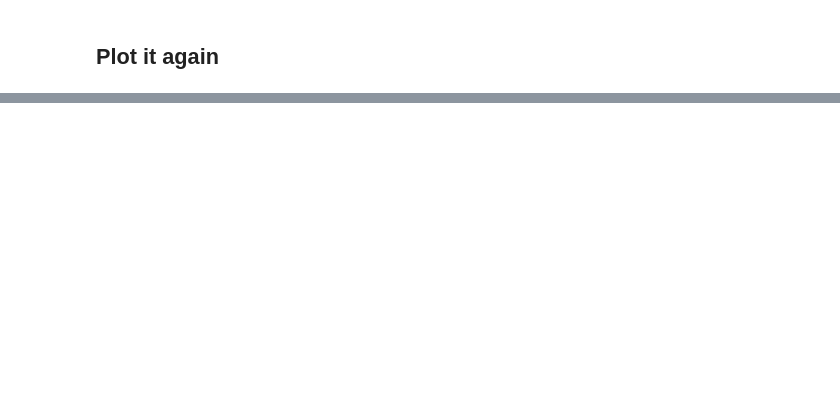
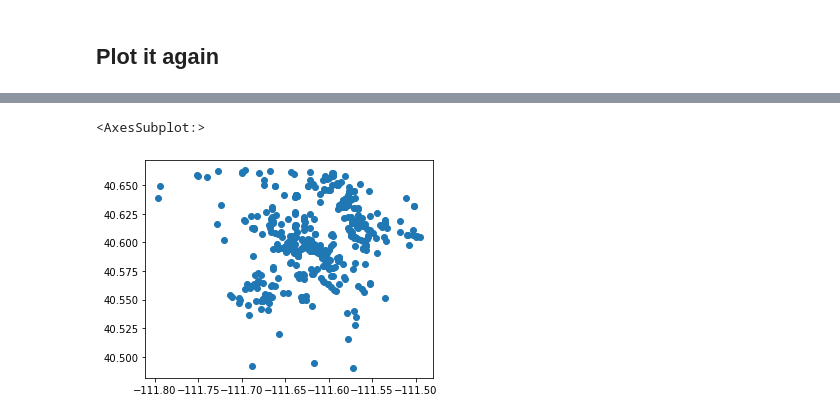
Before and after one commit to mcreelma/Snow_Probes, a Jupyter notebook: Community_Snow_Obs/CSO_Data_Reader.ipynb, the cells around one changed output, grey strips where cells are left out. Cells and saved outputs as stored; diff of their text form; code cells hidden in the pictures; blank space fills up the shorter version.

```diff
--- a/Community_Snow_Obs/CSO_Data_Reader.ipynb
+++ b/Community_Snow_Obs/CSO_Data_Reader.ipynb
@@ -122,0 +226,14 @@ flight_bound.plot(ax = ax1 , facecolor = 'none' , edgecolor = 'black')
+# %%
+# # ax = df.groupby('Site').plot(title = df['Site'])
+# # Problematic Site Names = grmesa_27416 , rockmt_14107 , silver_16718 , silver_34715
+# name = flight_bound['Name'][20]
+
+# print(name)
+# df[df['Site'] == name ].plot()
+dnew = df[df['Site'] == flight_bound.iloc[idx]['Name'] ]
+        # dnew.iloc[[idx]].plot(column = 'depth',ax=ax1[idx], color='#000000', edgecolor='#000000')
+        # dnew.plot( ax = ax1[idx])
+print(dnew)
+
+dnew.plot()
+# %% [output]
@@ -122,0 +257,2 @@ flight_bound.plot(ax = ax1 , facecolor = 'none' , edgecolor = 'black')
+<AxesSubplot:>
+[figure, added]
```
Also changed, not shown: parts of 15 cells of this notebook.
